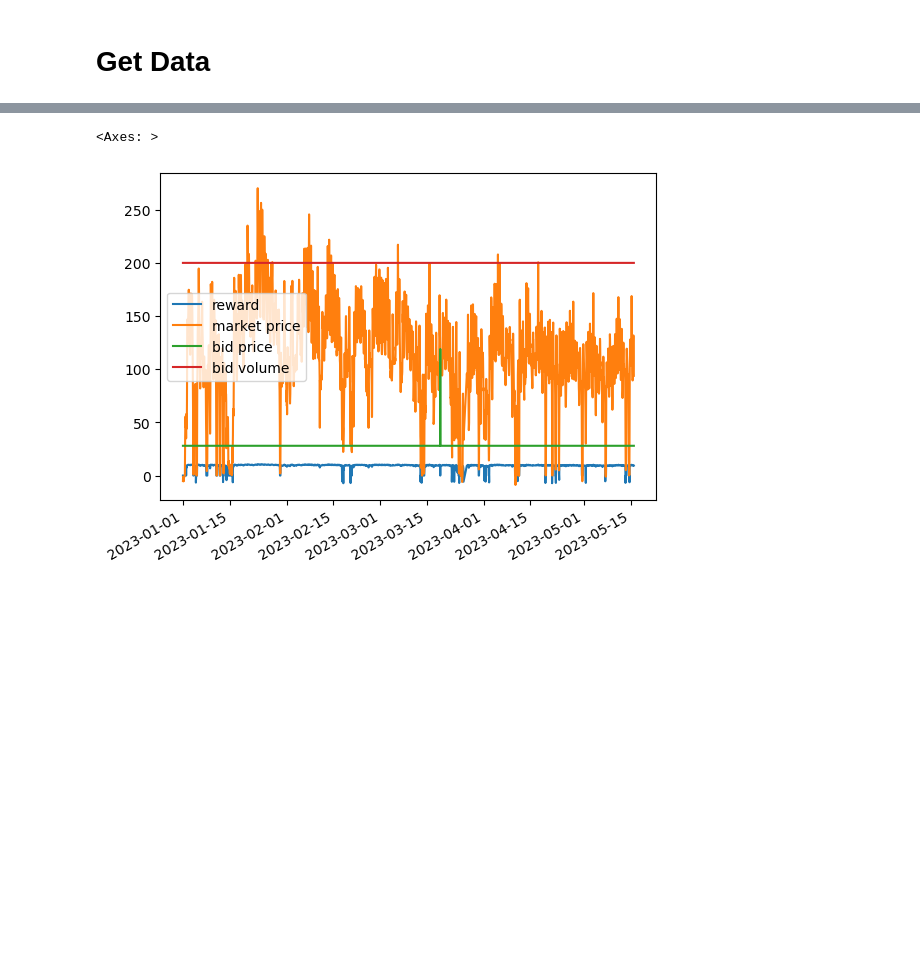
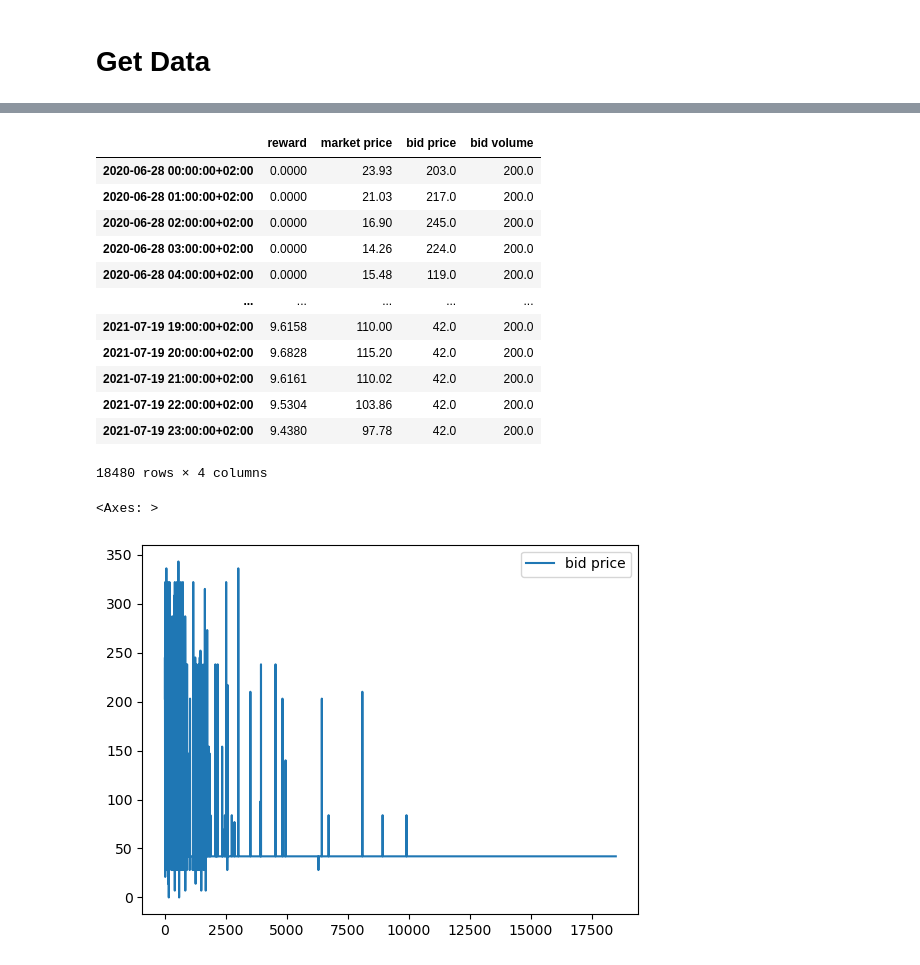
Before and after one commit to LouisSko/reinforcement-learning-for-power-plant-dispatch-in-electricity-markets, a Jupyter notebook: Louis/actor_critic.ipynb, the cells around one changed output, grey strips where cells are left out. Saved outputs shown, nothing was run; the diff lists cells and outputs as text; code cells hidden in the pictures; blank space fills up the shorter version.

```diff
--- a/Louis/actor_critic.ipynb
+++ b/Louis/actor_critic.ipynb
@@ -95,8 +92,24 @@ env.results_ep.describe()
 # %%
-env.results_ep.plot()
+env.results_ep
 # %% [output]
+|  | reward | market price | bid price | bid volume |
+| 2020-06-28 00:00:00+02:00 | 0.0000 | 23.93 | 203.0 | 200.0 |
+| 2020-06-28 01:00:00+02:00 | 0.0000 | 21.03 | 217.0 | 200.0 |
+| 2020-06-28 02:00:00+02:00 | 0.0000 | 16.90 | 245.0 | 200.0 |
+| 2020-06-28 03:00:00+02:00 | 0.0000 | 14.26 | 224.0 | 200.0 |
+| 2020-06-28 04:00:00+02:00 | 0.0000 | 15.48 | 119.0 | 200.0 |
+| ... | ... | ... | ... | ... |
+| 2021-07-19 19:00:00+02:00 | 9.6158 | 110.00 | 42.0 | 200.0 |
+| 2021-07-19 20:00:00+02:00 | 9.6828 | 115.20 | 42.0 | 200.0 |
+| 2021-07-19 21:00:00+02:00 | 9.6161 | 110.02 | 42.0 | 200.0 |
+| 2021-07-19 22:00:00+02:00 | 9.5304 | 103.86 | 42.0 | 200.0 |
+| 2021-07-19 23:00:00+02:00 | 9.4380 | 97.78 | 42.0 | 200.0 |
-<Axes: >
+18480 rows × 4 columns
-[figure, removed]
+# %%
+env.results_ep.reset_index().plot(y=['bid price'])
+# %% [output]
+<Axes: >
+[figure, added]
 # %%
 x = [i + 1 for i in range(len(score_history))]
 plot_learning_curve(x, score_history)
```
Also changed, not shown: parts of 4 cells of this notebook, 2 other files.
